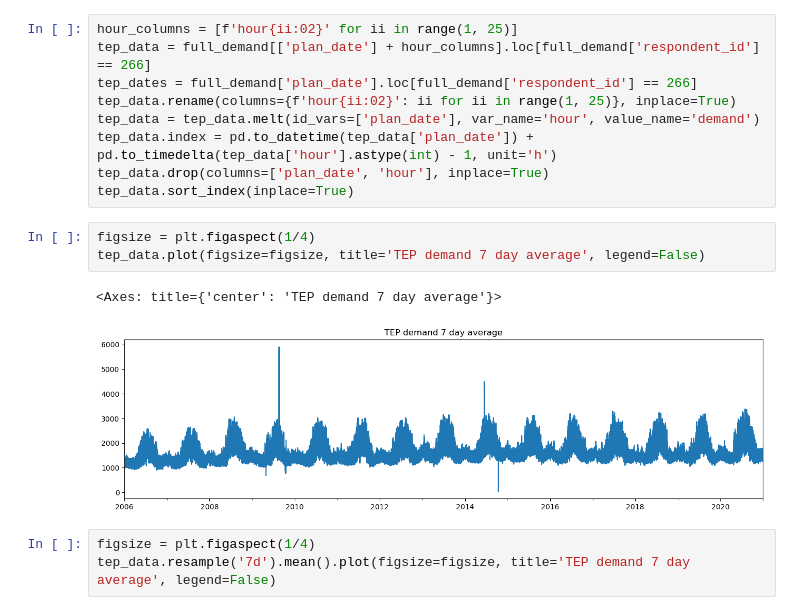
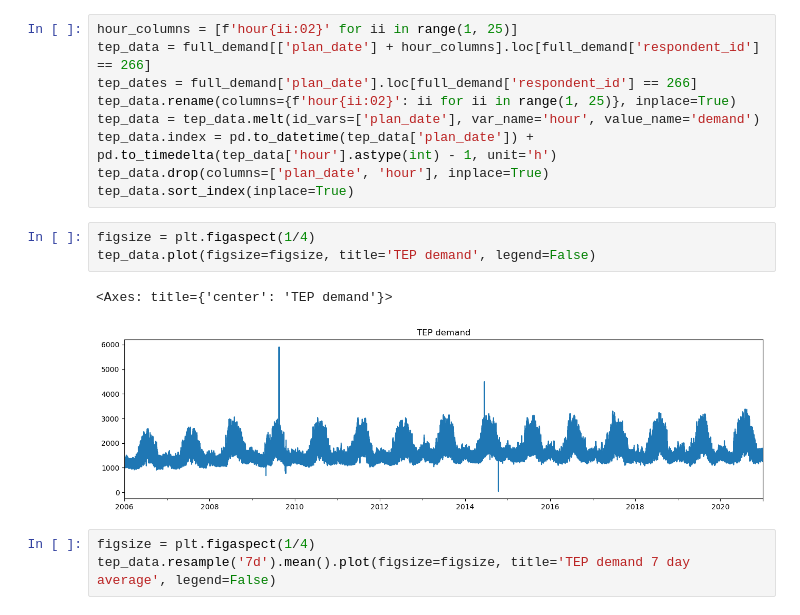
Before and after one commit to tmharty/notesbooks, a Jupyter notebook: load_data.ipynb, the cells around one changed output. Saved outputs shown, nothing was run; the diff lists cells and outputs as text.

```diff
--- a/load_data.ipynb
+++ b/load_data.ipynb
@@ -16,10 +16,10 @@ tep_data.drop(columns=['plan_date', 'hour'], inplace=True)
 tep_data.sort_index(inplace=True)
 # %%
 figsize = plt.figaspect(1/4)
-tep_data.plot(figsize=figsize, title='TEP demand 7 day average', legend=False)
+tep_data.plot(figsize=figsize, title='TEP demand', legend=False)
 # %% [output]
-<Axes: title={'center': 'TEP demand 7 day average'}>
+<Axes: title={'center': 'TEP demand'}>
-[figure, old version]
+[figure, new version]
 # %%
 figsize = plt.figaspect(1/4)
 tep_data.resample('7d').mean().plot(figsize=figsize, title='TEP demand 7 day average', legend=False)
```
Also changed, not shown: parts of 3 cells of this notebook.
